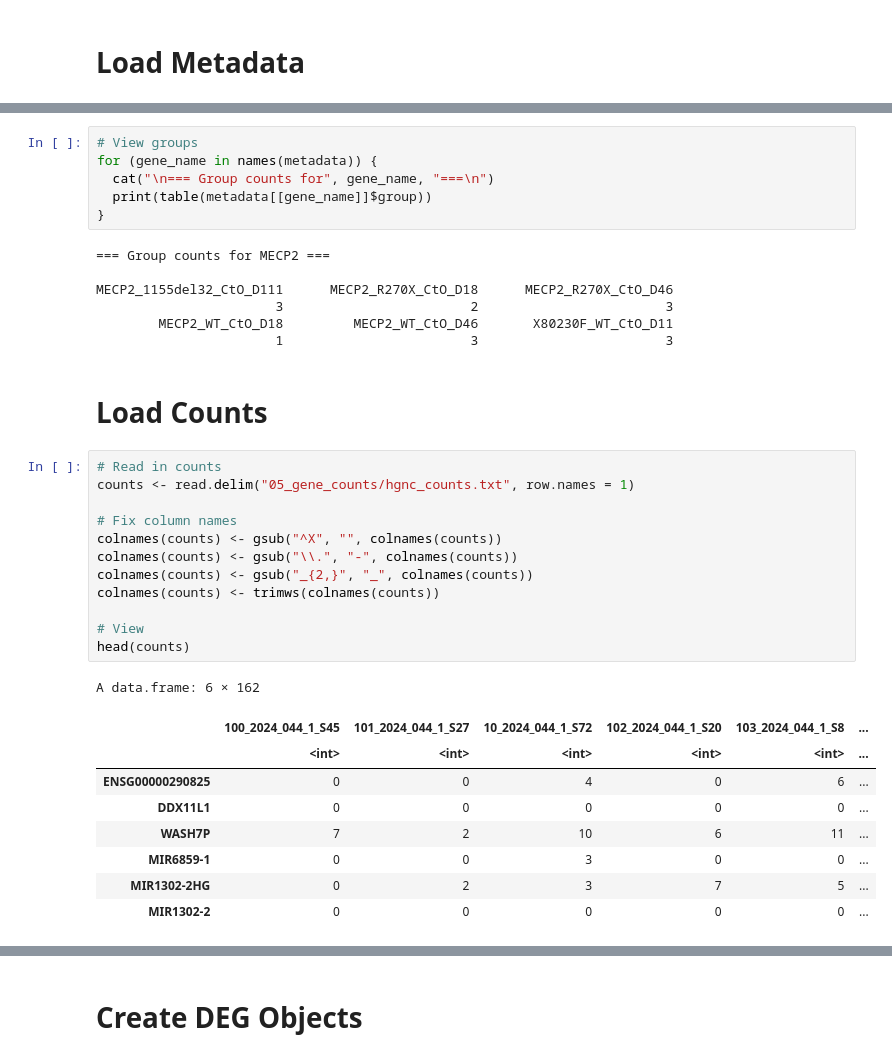
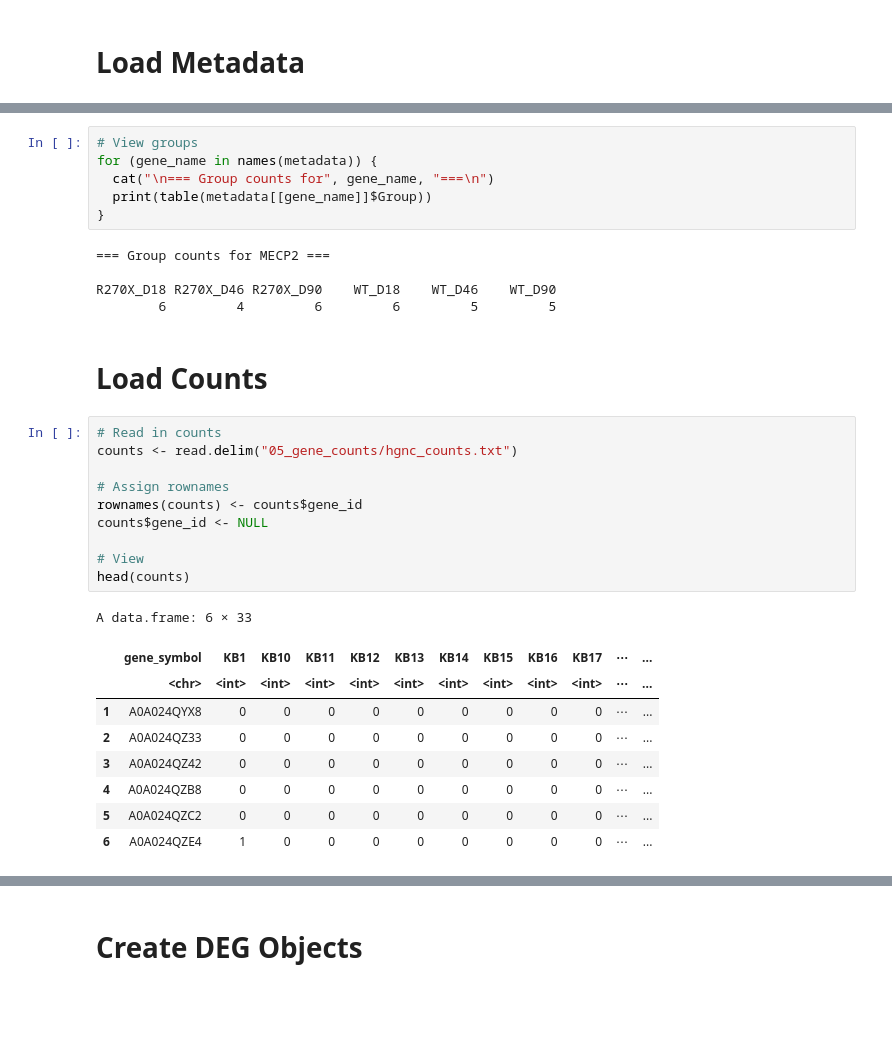
Before and after one commit to vhaghani26/Fink_Klaudia_RNAseq_2026, a Jupyter notebook: 05.2_DEG_Analysis.ipynb, the cells around one changed output, grey strips where cells are left out. Saved outputs shown, nothing was run; the diff lists cells and outputs as text; blank space fills up the shorter version.

```diff
--- a/05.2_DEG_Analysis.ipynb
+++ b/05.2_DEG_Analysis.ipynb
@@ -51,38 +56,34 @@ List of 1
 # View groups
 for (gene_name in names(metadata)) {
   cat("\n=== Group counts for", gene_name, "===\n")
-  print(table(metadata[[gene_name]]$group))
+  print(table(metadata[[gene_name]]$Group))
 }
 # %% [output]
 === Group counts for MECP2 ===
 
-MECP2_1155del32_CtO_D111      MECP2_R270X_CtO_D18      MECP2_R270X_CtO_D46
-                       3                        2                        3
-        MECP2_WT_CtO_D18         MECP2_WT_CtO_D46       X80230F_WT_CtO_D11
-                       1                        3                        3
+R270X_D18 R270X_D46 R270X_D90    WT_D18    WT_D46    WT_D90
+        6         4         6         6         5         5
 # %% [markdown]
 # Load Counts
 # %%
 # Read in counts
-counts <- read.delim("05_gene_counts/hgnc_counts.txt", row.names = 1)
+counts <- read.delim("05_gene_counts/hgnc_counts.txt")
 
-# Fix column names
-colnames(counts) <- gsub("^X", "", colnames(counts))
-colnames(counts) <- gsub("\\.", "-", colnames(counts))
-colnames(counts) <- gsub("_{2,}", "_", colnames(counts))
-colnames(counts) <- trimws(colnames(counts))
+# Assign rownames
+rownames(counts) <- counts$gene_id
+counts$gene_id <- NULL
 
 # View
 head(counts)
 # %% [output]
-A data.frame: 6 × 162
+A data.frame: 6 × 33
-|  | 100_2024_044_1_S45 | 101_2024_044_1_S27 | 10_2024_044_1_S72 | 102_2024_044_1_S20 | 103_2024_044_1_S8 | ... |
-|  | <int> | <int> | <int> | <int> | <int> | ... |
-| ENSG00000290825 | 0 | 0 | 4 | 0 | 6 | ... |
-| DDX11L1 | 0 | 0 | 0 | 0 | 0 | ... |
-| WASH7P | 7 | 2 | 10 | 6 | 11 | ... |
-| MIR6859-1 | 0 | 0 | 3 | 0 | 0 | ... |
-| MIR1302-2HG | 0 | 2 | 3 | 7 | 5 | ... |
-| MIR1302-2 | 0 | 0 | 0 | 0 | 0 | ... |
+|  | gene_symbol | KB1 | KB10 | KB11 | KB12 | KB13 | KB14 | KB15 | KB16 | KB17 | ⋯ | ... |
+|  | <chr> | <int> | <int> | <int> | <int> | <int> | <int> | <int> | <int> | <int> | ⋯ | ... |
+| 1 | A0A024QYX8 | 0 | 0 | 0 | 0 | 0 | 0 | 0 | 0 | 0 | ⋯ | ... |
+| 2 | A0A024QZ33 | 0 | 0 | 0 | 0 | 0 | 0 | 0 | 0 | 0 | ⋯ | ... |
+| 3 | A0A024QZ42 | 0 | 0 | 0 | 0 | 0 | 0 | 0 | 0 | 0 | ⋯ | ... |
+| 4 | A0A024QZB8 | 0 | 0 | 0 | 0 | 0 | 0 | 0 | 0 | 0 | ⋯ | ... |
+| 5 | A0A024QZC2 | 0 | 0 | 0 | 0 | 0 | 0 | 0 | 0 | 0 | ⋯ | ... |
+| 6 | A0A024QZE4 | 1 | 0 | 0 | 0 | 0 | 0 | 0 | 0 | 0 | ⋯ | ... |
 # %%
 # Read in metadata and select only the mapping columns to rename samples
```
Also changed, not shown: parts of 6 cells of this notebook, 2 other files.
